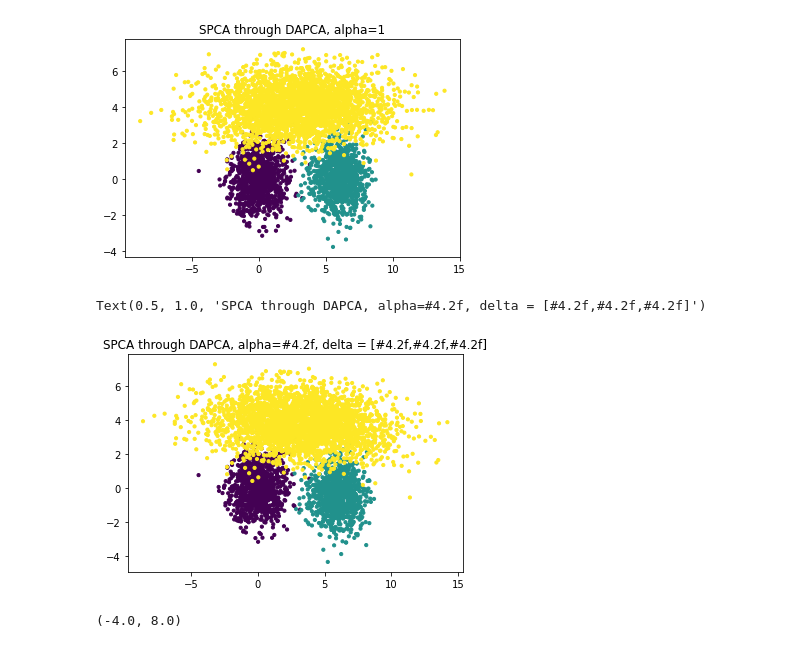
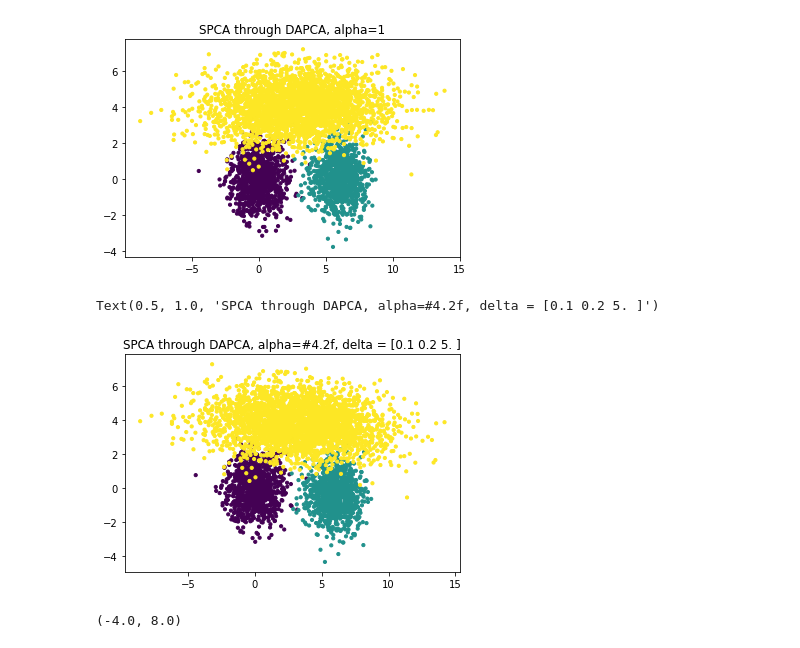
Before and after one commit to Mirkes/DAPCA, a Jupyter notebook: DAPCA_Test.ipynb, the cells around one changed output. Cells and saved outputs as stored; diff of their text form; code cells hidden in the pictures.

```diff
--- a/DAPCA_Test.ipynb
+++ b/DAPCA_Test.ipynb
@@ -20,14 +20,14 @@ Text(0.5, 1.0, 'SPCA through DAPCA, alpha=1')
 # %%
 alpha = 1
 delta = np.array([0.1, 0.2, 5])
-[V2, D2, PXd, PYd] = DAPCA(X, labels, 2, alpha=alpha, delta=delta)
+[V2, D2, PXd, PYd, kNNs] = DAPCA(X, labels, 2, alpha=alpha, delta=delta)
 # Drawing
 fig=plt.figure()
 plt.scatter(PXd[:,0],PXd[:,1],10,labels)
 plt.title(f'SPCA through DAPCA, alpha=#4.2f, delta = {delta}')
 # %% [output]
-Text(0.5, 1.0, 'SPCA through DAPCA, alpha=#4.2f, delta = [#4.2f,#4.2f,#4.2f]')
+Text(0.5, 1.0, 'SPCA through DAPCA, alpha=#4.2f, delta = [0.1 0.2 5. ]')
-[figure, old version]
+[figure, new version]
 # %%
 PY = Y @ V1
 fig=plt.figure()
```
Also changed, not shown: parts of 4 cells of this notebook, 1 other file.
